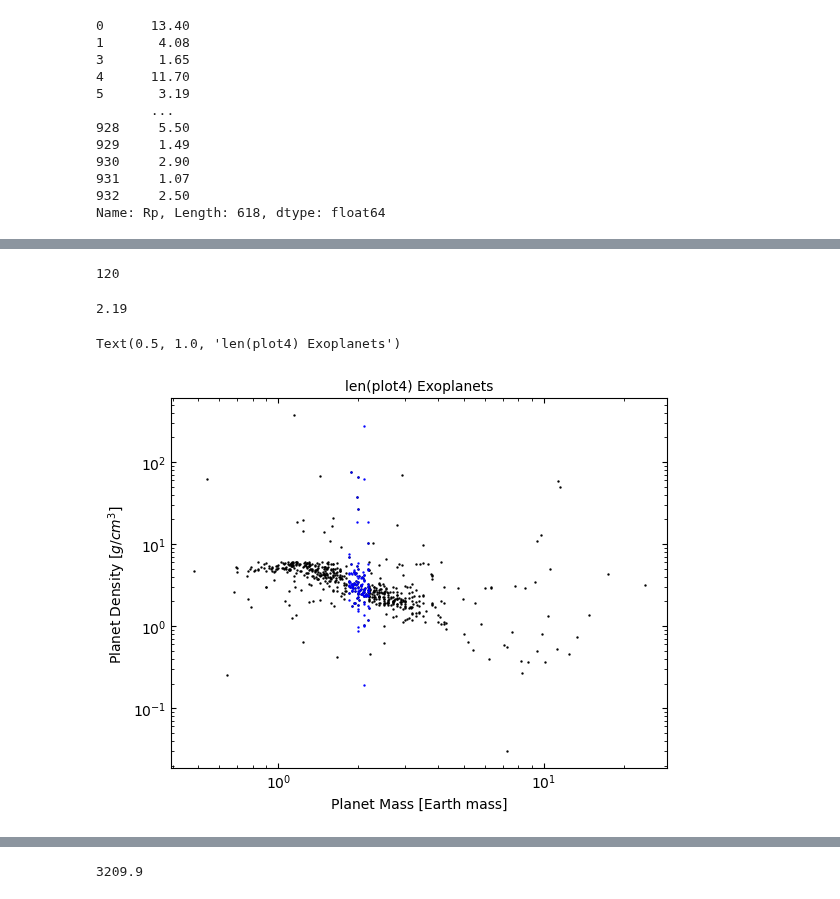
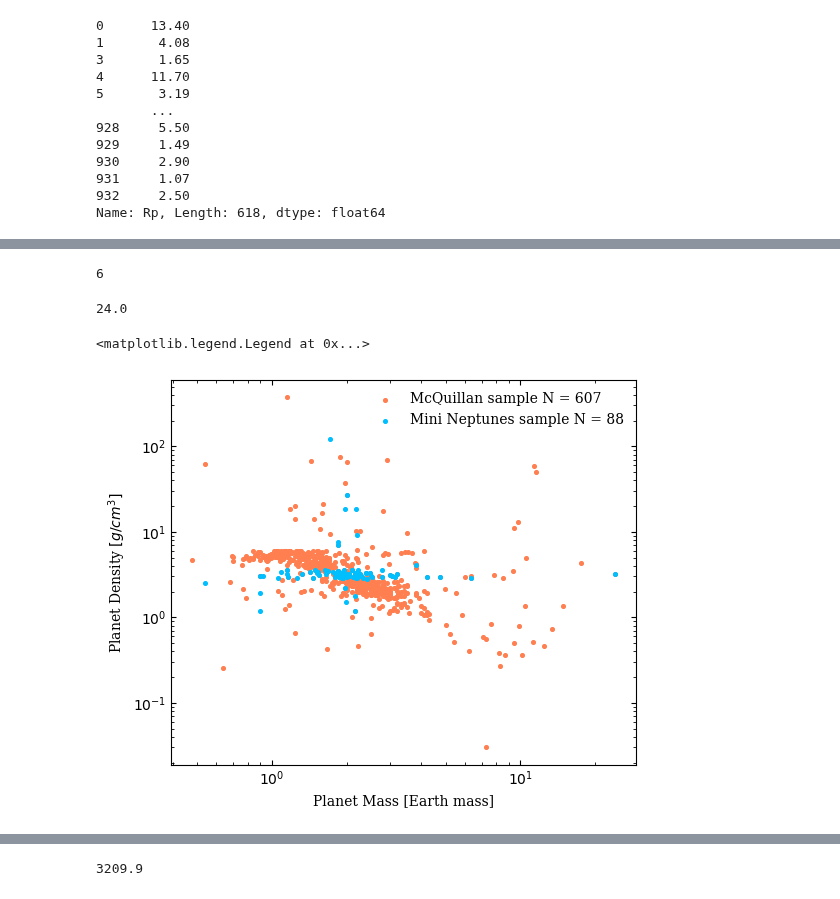
Before and after one commit to ylaksl/Exoplanets-Stats, a Jupyter notebook: analise.ipynb, the cells around one changed output, grey strips where cells are left out. Saved outputs shown, nothing was run; the diff lists cells and outputs as text; code cells hidden in the pictures.

```diff
--- a/analise.ipynb
+++ b/analise.ipynb
@@ -51,9 +60,15 @@ Name: Rp, Length: 618, dtype: float64
 # %%
-mini_neptunes = planets[(planets['Rp'] > 1.8) & (planets['Rp'] < 2.2)]
+mini_neptunes = planets[(planets['pl_rade'] > 1.8) & (planets['pl_rade'] < 2.2)]
+mini_neptunes = mini_neptunes[(mini_neptunes['pl_radeerr1'] < 0.5) & (mini_neptunes['pl_rade'] > -0.5)]
 
-len(mini_neptunes)
+mini_neptunes_mass = mini_neptunes[(mini_neptunes['pl_bmasseerr1'] < 2) & (mini_neptunes['pl_bmasseerr2'] > -2)]
+
+#teste = mini_neptunes.dropna(subset=['pl_bmasseerr1', 'pl_bmasseerr2'])
+
+
+len(mini_neptunes_mass)
 # %% [output]
-120
+6
 # %%
 sample_primordial = df_no_duplicates
 
@@ -89,4 +104,4 @@ plot4 = plot4.dropna(subset=['pl_bmassj', 'Rp']) #, 'pl_bmassjerr1', 'pl_bmassje
 # %%
 max(mini_neptunes['Rp'])
 # %% [output]
-2.19
+24.0
@@ -98,24 +111,24 @@ plot5 = plot5[plot5['Rp'] != 0 ]
 
 plot5 = plot5.dropna(subset=['pl_dens', 'Rp'])
 # %%
-plt.scatter(plot5['Rp'], plot5['pl_dens'],
-           s = 0.5,
-           c = 'black')
+plt.figure(figsize=(6,5))
+plt.scatter(plot5['Rp'], plot5['pl_dens'], s = 7, c = 'coral', label = f'McQuillan sample N = {len(plot5)}')
 
 plt.scatter(mini_neptunes['Rp'], mini_neptunes['pl_dens'],
-           s = 0.5,
-           c = 'blue')
+           s = 7,
+           c = 'deepskyblue',
+           label = f'Mini Neptunes sample N = {len(mini_neptunes)}')
 
 #plt.vlines(127, 0, 150, color = 'plum', linestyle = '--', linewidth=1.7)
 #plt.vlines(2.2, 0, 150, color = 'plum', linestyle = '--', linewidth=1.7)
 plt.xscale("log")
 plt.yscale("log")
 
 plt.tick_params(direction='in', which = 'both', bottom = 1, top =1, left = 1, right = 1)
-plt.xlabel("Planet Mass [Earth mass]")
-plt.ylabel(r'Planet Density $[g/cm^3]$')
-plt.title(r"f{len(plot4)} Exoplanets", fontsize = 10)
+plt.xlabel("Planet Mass [Earth mass]", family = 'serif')
+plt.ylabel(f'Planet Density $[g/cm^3]$', family = 'serif')
+plt.legend(frameon = False, prop={'family':'serif'})
 # %% [output]
-Text(0.5, 1.0, 'len(plot4) Exoplanets')
+<matplotlib.legend.Legend at 0x...>
-[figure, old version]
+[figure, new version]
 # %%
```
Also changed, not shown: parts of 7 cells of this notebook.
